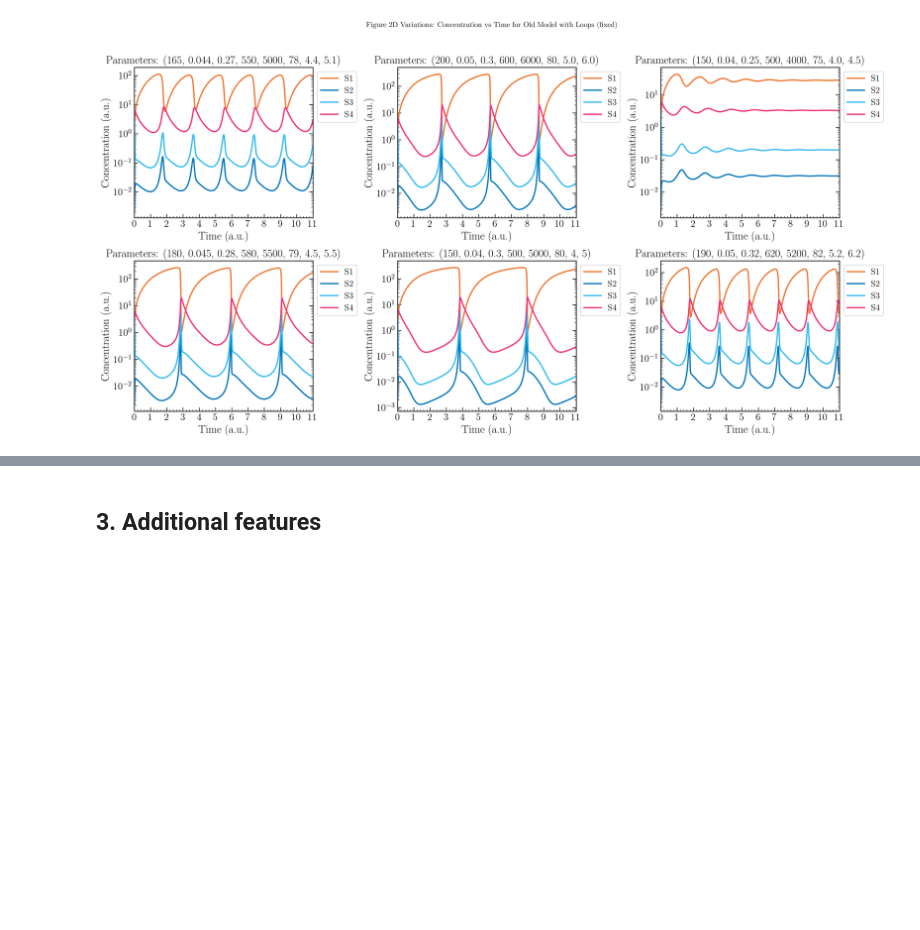
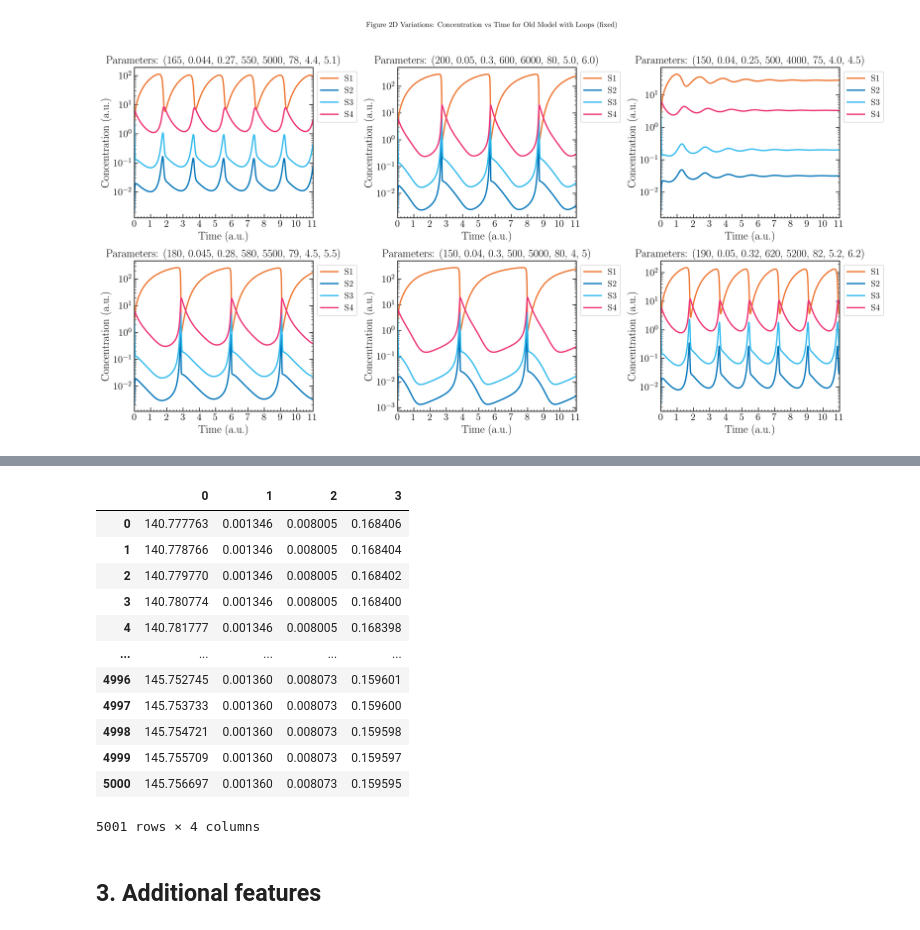
Before and after one commit to DILiS-lab/loopdetect, a Jupyter notebook: examples/model_1_POSm4.ipynb, the cells around one changed output, grey strips where cells are left out. Saved outputs shown, nothing was run; the diff lists cells and outputs as text; code cells hidden in the pictures; blank space fills up the shorter version.

```diff
--- a/examples/model_1_POSm4.ipynb
+++ b/examples/model_1_POSm4.ipynb
@@ -246,3 +251,19 @@ plt.show()
+# %%
+pd.DataFrame(sol_1)
+# %% [output]
+|  | 0 | 1 | 2 | 3 |
+| 0 | 140.777763 | 0.001346 | 0.008005 | 0.168406 |
+| 1 | 140.778766 | 0.001346 | 0.008005 | 0.168404 |
+| 2 | 140.779770 | 0.001346 | 0.008005 | 0.168402 |
+| 3 | 140.780774 | 0.001346 | 0.008005 | 0.168400 |
+| 4 | 140.781777 | 0.001346 | 0.008005 | 0.168398 |
+| ... | ... | ... | ... | ... |
+| 4996 | 145.752745 | 0.001360 | 0.008073 | 0.159601 |
+| 4997 | 145.753733 | 0.001360 | 0.008073 | 0.159600 |
+| 4998 | 145.754721 | 0.001360 | 0.008073 | 0.159598 |
+| 4999 | 145.755709 | 0.001360 | 0.008073 | 0.159597 |
+| 5000 | 145.756697 | 0.001360 | 0.008073 | 0.159595 |
+5001 rows × 4 columns
 # %% [markdown]
 ## 3. Additional features
 # %% [markdown]
```
Also changed, not shown: parts of 3 cells of this notebook, 1 other file.
